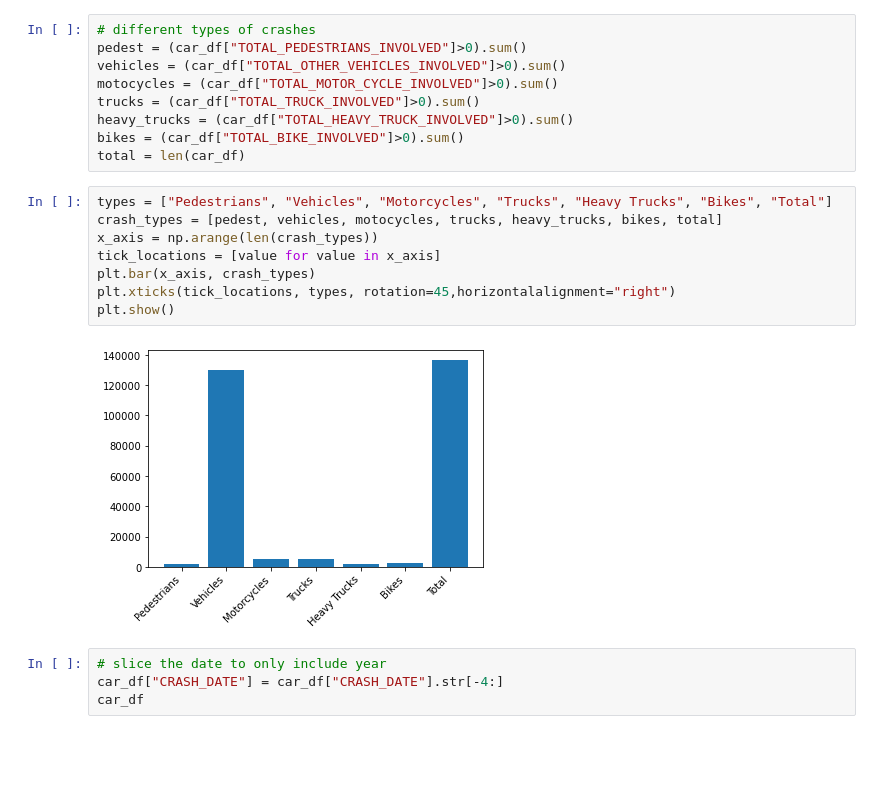
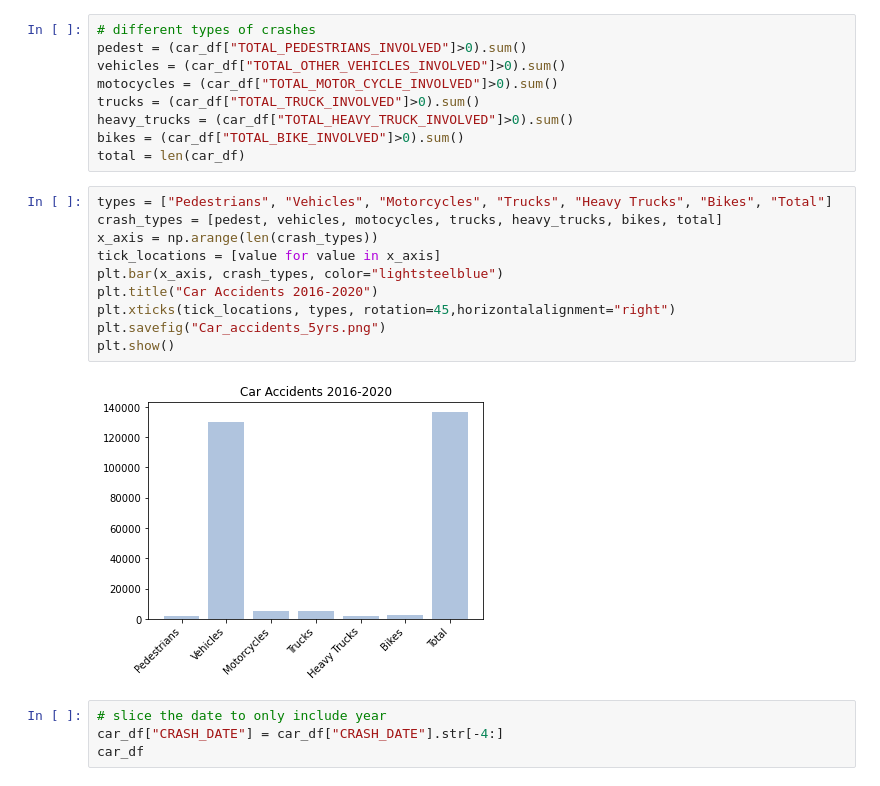
Before and after one commit to CMac-code/Project_Shark, a Jupyter notebook: car.ipynb, the cells around one changed output. Drawn from its saved outputs; the diff is of its cells as text; blank space fills up the shorter version.

```diff
--- a/car.ipynb
+++ b/car.ipynb
@@ -45,13 +41,15 @@ total = len(car_df)
 # %%
 types = ["Pedestrians", "Vehicles", "Motorcycles", "Trucks", "Heavy Trucks", "Bikes", "Total"]
 crash_types = [pedest, vehicles, motocycles, trucks, heavy_trucks, bikes, total]
 x_axis = np.arange(len(crash_types))
 tick_locations = [value for value in x_axis]
-plt.bar(x_axis, crash_types)
+plt.bar(x_axis, crash_types, color="lightsteelblue")
+plt.title("Car Accidents 2016-2020")
 plt.xticks(tick_locations, types, rotation=45,horizontalalignment="right")
+plt.savefig("Car_accidents_5yrs.png")
 plt.show()
 # %% [output]
-[figure, old version]
+[figure, new version]
 # %%
 # slice the date to only include year
 car_df["CRASH_DATE"] = car_df["CRASH_DATE"].str[-4:]
```
Also changed, not shown: parts of 9 cells of this notebook, 3 other files.
